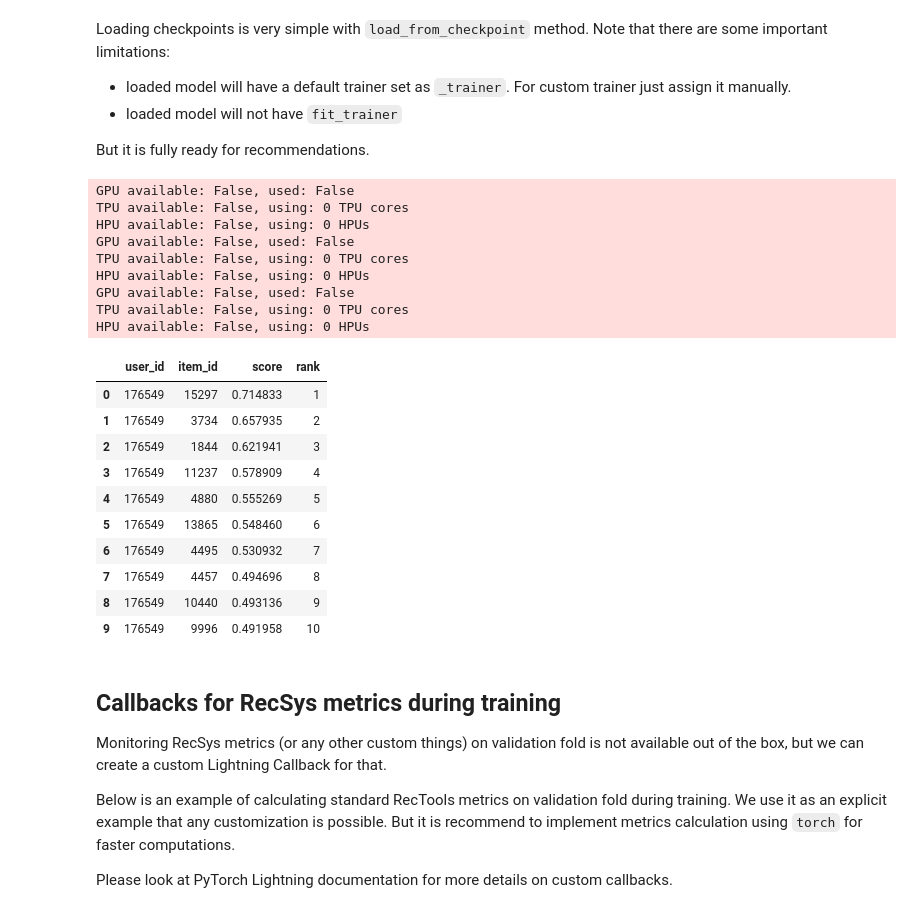
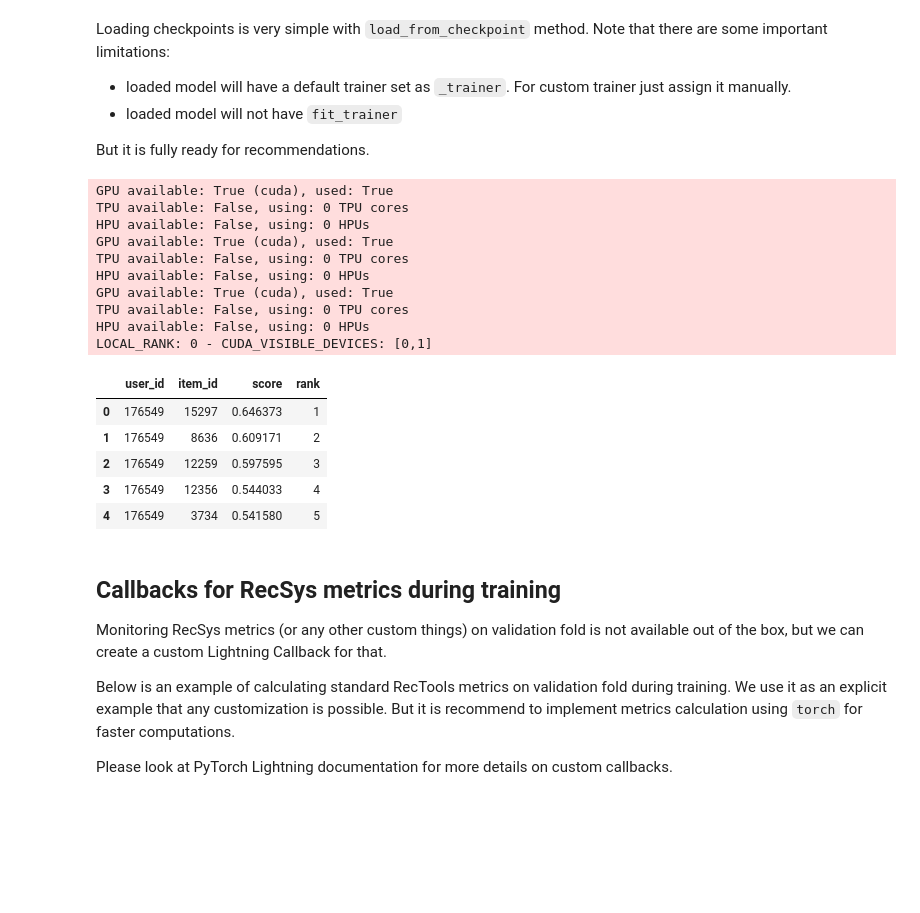
Before and after one commit to MobileTeleSystems/RecTools, a Jupyter notebook: examples/tutorials/transformers_advanced_training_guide.ipynb, the cells around one changed output. Cells and saved outputs as stored; diff of their text form; code cells hidden in the pictures; blank space fills up the shorter version.

Commit message:
updated advanced guide

```diff
--- a/examples/tutorials/transformers_advanced_training_guide.ipynb
+++ b/examples/tutorials/transformers_advanced_training_guide.ipynb
@@ -146,14 +146,14 @@ Let's check how the validation loss is being logged.
 We just want to quickly check functionality for now so let's create a custom Lightning trainer for that.
 # %%
 trainer = Trainer(
-    accelerator='cpu',  # TODO: change
+    accelerator='gpu',
     devices=1,
     min_epochs=2,
     max_epochs=2,
     deterministic=True,
     limit_train_batches=2,  # use only 2 batches for each epoch for a test run
     enable_checkpointing=False,
-    logger = CSVLogger("test_logs"),
+    logger = CSVLogger("test_logs"),  # We use CSV logging for this guide but there are many other options
     enable_progress_bar=False,
     enable_model_summary=False,
 )
@@ -199,7 +201,7 @@ early_stopping_callback = EarlyStopping(
 )
 # %%
 trainer = Trainer(
-    accelerator='cpu',  # TODO: change
+    accelerator='gpu',
     devices=1,
     min_epochs=1,  # minimum number of epochs to train before early stopping
     max_epochs=20,  # maximum number of epochs to train
@@ -252,7 +255,7 @@ least_val_loss_ckpt = ModelCheckpoint(
 )
 # %%
 trainer = Trainer(
-    accelerator='cpu',  # TODO: change
+    accelerator="gpu",
     devices=1,
     min_epochs=1,
     max_epochs=6,
@@ -292,28 +295,24 @@ But it is fully ready for recommendations.
 # %%
 ckpt_path = os.path.join(model.fit_trainer.log_dir, "checkpoints", "last_epoch.ckpt")
 loaded = SASRecModel.load_from_checkpoint(ckpt_path)
-loaded.recommend(users=VAL_USERS[:1], dataset=dataset, filter_viewed=True, k=10)
+loaded.recommend(users=VAL_USERS[:1], dataset=dataset, filter_viewed=True, k=5)
 # %% [output]
-GPU available: False, used: False
+GPU available: True (cuda), used: True
 TPU available: False, using: 0 TPU cores
 HPU available: False, using: 0 HPUs
-GPU available: False, used: False
+GPU available: True (cuda), used: True
 TPU available: False, using: 0 TPU cores
 HPU available: False, using: 0 HPUs
-GPU available: False, used: False
+GPU available: True (cuda), used: True
 TPU available: False, using: 0 TPU cores
 HPU available: False, using: 0 HPUs
+LOCAL_RANK: 0 - CUDA_VISIBLE_DEVICES: [0,1]
 |  | user_id | item_id | score | rank |
-| 0 | 176549 | 15297 | 0.714833 | 1 |
-| 1 | 176549 | 3734 | 0.657935 | 2 |
-| 2 | 176549 | 1844 | 0.621941 | 3 |
-| 3 | 176549 | 11237 | 0.578909 | 4 |
-| 4 | 176549 | 4880 | 0.555269 | 5 |
-| 5 | 176549 | 13865 | 0.548460 | 6 |
-| 6 | 176549 | 4495 | 0.530932 | 7 |
-| 7 | 176549 | 4457 | 0.494696 | 8 |
-| 8 | 176549 | 10440 | 0.493136 | 9 |
-| 9 | 176549 | 9996 | 0.491958 | 10 |
+| 0 | 176549 | 15297 | 0.646373 | 1 |
+| 1 | 176549 | 8636 | 0.609171 | 2 |
+| 2 | 176549 | 12259 | 0.597595 | 3 |
+| 3 | 176549 | 12356 | 0.544033 | 4 |
+| 4 | 176549 | 3734 | 0.541580 | 5 |
 # %% [markdown]
 ## Callbacks for RecSys metrics during training
 
```
Also changed, not shown: parts of 28 cells of this notebook.
